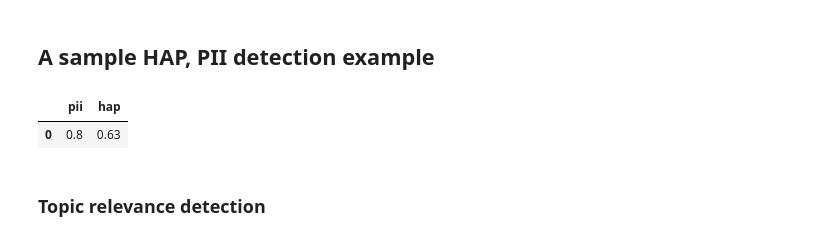
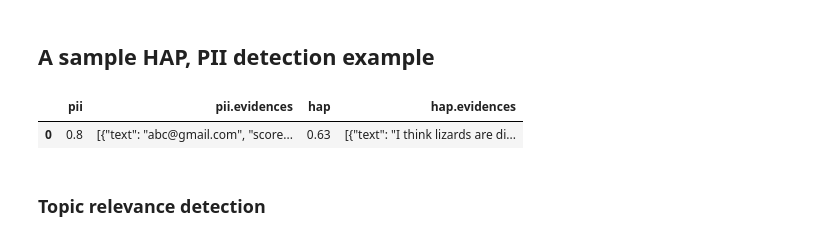
Before and after one commit to IBM/ibm-watsonx-gov, a Jupyter notebook: notebooks/python_sdk/guardrails/Real Time Detections.ipynb, the cells around one changed output. Drawn from its saved outputs; the diff is of its cells as text; code cells hidden in the pictures.

```diff
--- a/notebooks/python_sdk/guardrails/Real Time Detections.ipynb
+++ b/notebooks/python_sdk/guardrails/Real Time Detections.ipynb
@@ -73,11 +77,11 @@ evaluator = MetricsEvaluator()
 # %%
 text = "I think lizards are disgusting and my email is abc@gmail.com"
 
 result = evaluator.evaluate(data={"input_text": text}, metrics=[PIIMetric(), HAPMetric()])
-result.to_df()
+result.to_df(include_additional_info=True)
 # %% [output]
-|  | pii | hap |
-| 0 | 0.8 | 0.63 |
+|  | pii | pii.evidences | hap | hap.evidences |
+| 0 | 0.8 | [{"text": "abc@gmail.com", "score... | 0.63 | [{"text": "I think lizards are di... |
 # %% [markdown]
 ### Topic relevance detection
 # %% [markdown]
```
Also changed, not shown: parts of 17 cells of this notebook, 8 other files.
